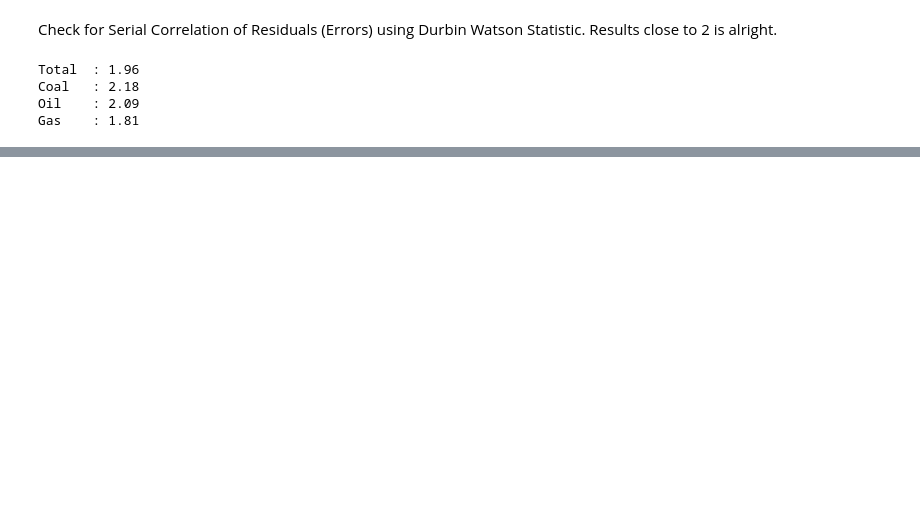
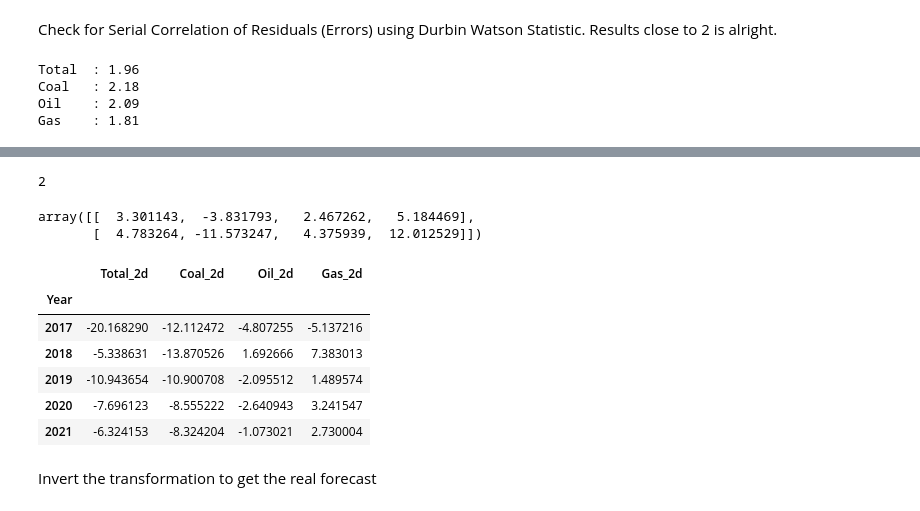
Before and after one commit to danilogiarlini/Global-CO2-Emission-Forecasting, a Jupyter notebook: arima_model.ipynb, the cells around one changed output, grey strips where cells are left out. Cells and saved outputs as stored; diff of their text form; code cells hidden in the pictures; blank space fills up the shorter version.

```diff
--- a/arima_model.ipynb
+++ b/arima_model.ipynb
@@ -347,0 +371,28 @@ Gas    : 1.81
+# %%
+# In order to forecast, the VAR model expects up to the lag order number of observations from the past data.
+# Get the lag order
+lag_order = model_fitted.k_ar
+print(lag_order)
+
+# Input data for forecasting
+forecast_input = df_differenced.values[-lag_order:]
+forecast_input # the output is the values of total, coal, oil and gas for 2015 and 2016 (this depends on the train test split and lag_order)
+# %% [output]
+2
+array([[  3.301143,  -3.831793,   2.467262,   5.184469],
+       [  4.783264, -11.573247,   4.375939,  12.012529]])
+# %%
+# Forecast
+fc = model_fitted.forecast(y=forecast_input, steps=nobs) # nobs is from test train split ratio
+df_forecast = pd.DataFrame(fc, index=df.index[-nobs:], columns=df.columns + '_2d')
+df_forecast
+# %% [output]
+|  | Total_2d | Coal_2d | Oil_2d | Gas_2d |
+| Year |  |  |  |  |
+| 2017 | -20.168290 | -12.112472 | -4.807255 | -5.137216 |
+| 2018 | -5.338631 | -13.870526 | 1.692666 | 7.383013 |
+| 2019 | -10.943654 | -10.900708 | -2.095512 | 1.489574 |
+| 2020 | -7.696123 | -8.555222 | -2.640943 | 3.241547 |
+| 2021 | -6.324153 | -8.324204 | -1.073021 | 2.730004 |
+# %% [markdown]
+Invert the transformation to get the real forecast
```
Also changed, not shown: parts of 10 cells of this notebook.
